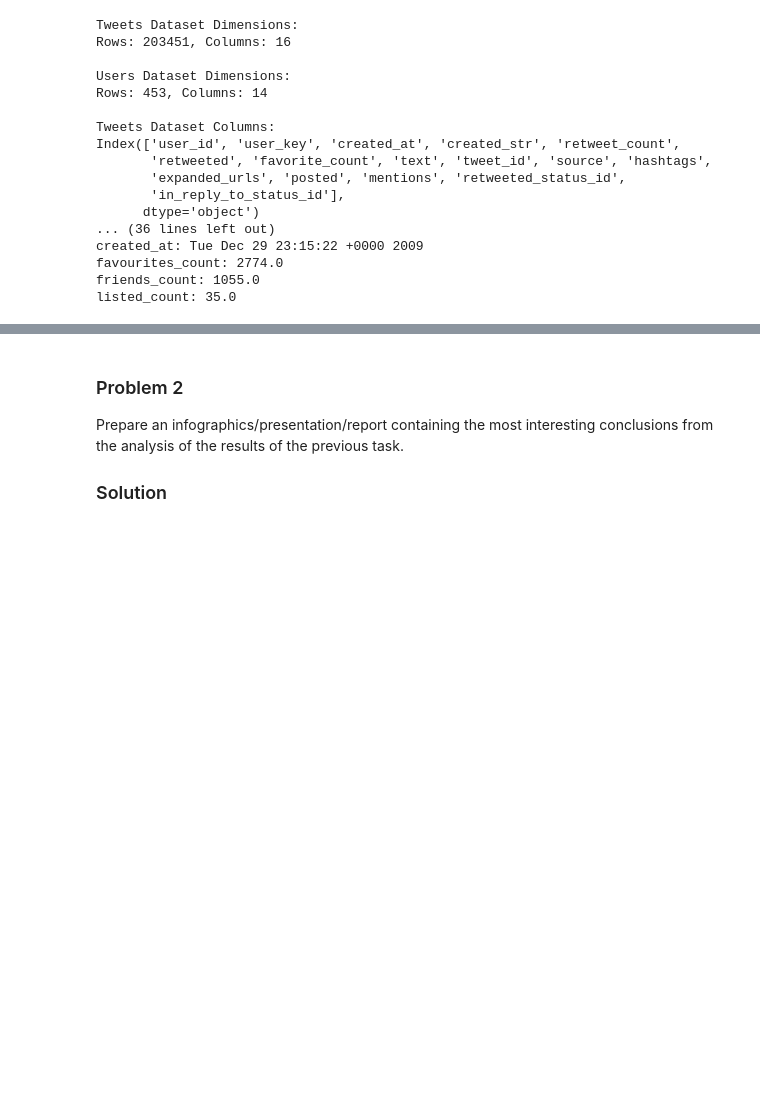
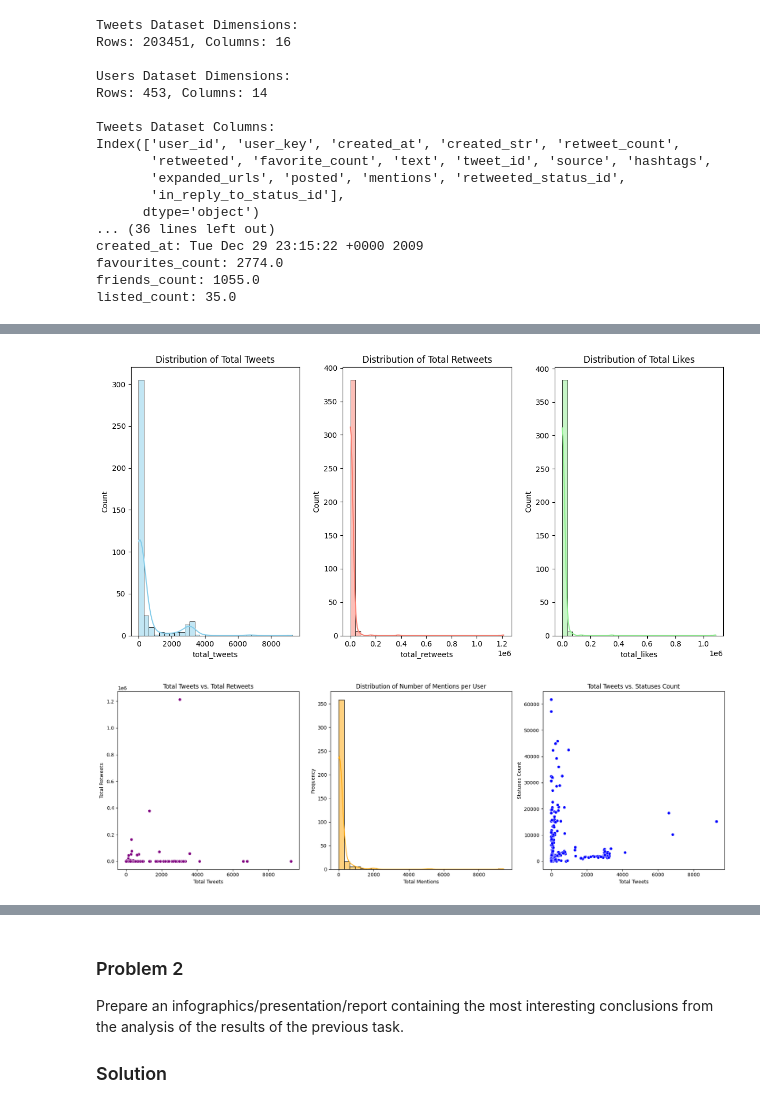
Before and after one commit to alessandrogentili001/Social-Networks-and-Recommendation-Systems, a Jupyter notebook: week_12/lab12.ipynb, the cells around one changed output, grey strips where cells are left out. Saved outputs shown, nothing was run; the diff lists cells and outputs as text; code cells hidden in the pictures; blank space fills up the shorter version.

```diff
--- a/week_12/lab12.ipynb
+++ b/week_12/lab12.ipynb
@@ -85 +153,60 @@ listed_count: 35.0
+# %%
+# Merging the datasets to connect tweets with user information
+user_tweet_stats = pd.merge(
+    tweets_df.groupby('user_id').agg(
+        total_tweets=('tweet_id', 'count'),
+        total_retweets=('retweet_count', 'sum'),
+        total_likes=('favorite_count', 'sum'),
+        total_mentions=('mentions', lambda x: sum([len(eval(m)) for m in x if m != '[]']))  # Count mentions
+    ).reset_index(),
+    users_df[['id', 'statuses_count', 'screen_name']],
+    left_on='user_id', right_on='id', how='left'
+)
+
+# 1. Distribution of total tweets, retweets, and likes for users
+plt.figure(figsize=(12, 6))
+plt.subplot(1, 3, 1)
+sns.histplot(user_tweet_stats['total_tweets'], kde=True, color='skyblue', bins=30)
+plt.title('Distribution of Total Tweets')
+
+plt.subplot(1, 3, 2)
+sns.histplot(user_tweet_stats['total_retweets'], kde=True, color='salmon', bins=30)
+plt.title('Distribution of Total Retweets')
+
+plt.subplot(1, 3, 3)
+sns.histplot(user_tweet_stats['total_likes'], kde=True, color='lightgreen', bins=30)
+plt.title('Distribution of Total Likes')
+
+plt.tight_layout()
+plt.show()
+
+# Create subplots to display all three plots in one row
+fig, axes = plt.subplots(1, 3, figsize=(18, 6))
+
+# 2. Total Tweets vs. Total Retweets
+sns.scatterplot(x='total_tweets', y='total_retweets', data=user_tweet_stats, color='purple', ax=axes[0])
+axes[0].set_title('Total Tweets vs. Total Retweets')
+axes[0].set_xlabel('Total Tweets')
+axes[0].set_ylabel('Total Retweets')
+
+# 3. Number of Mentions per User
+sns.histplot(user_tweet_stats['total_mentions'], kde=True, color='orange', bins=30, ax=axes[1])
+axes[1].set_title('Distribution of Number of Mentions per User')
+axes[1].set_xlabel('Total Mentions')
+axes[1].set_ylabel('Frequency')
+
+# 4. Comparison of Activity (Total Tweets vs Status Count)
+sns.scatterplot(x='total_tweets', y='statuses_count', data=user_tweet_stats, color='blue', ax=axes[2])
+axes[2].set_title('Total Tweets vs. Statuses Count')
+axes[2].set_xlabel('Total Tweets')
+axes[2].set_ylabel('Statuses Count')
+
+# Adjust layout for better spacing between plots
+plt.tight_layout()
+
+# Show the plots
+plt.show()
+# %% [output]
+[figure, added]
+[figure, added]
 # %%
```
Also changed, not shown: parts of 8 cells of this notebook.
